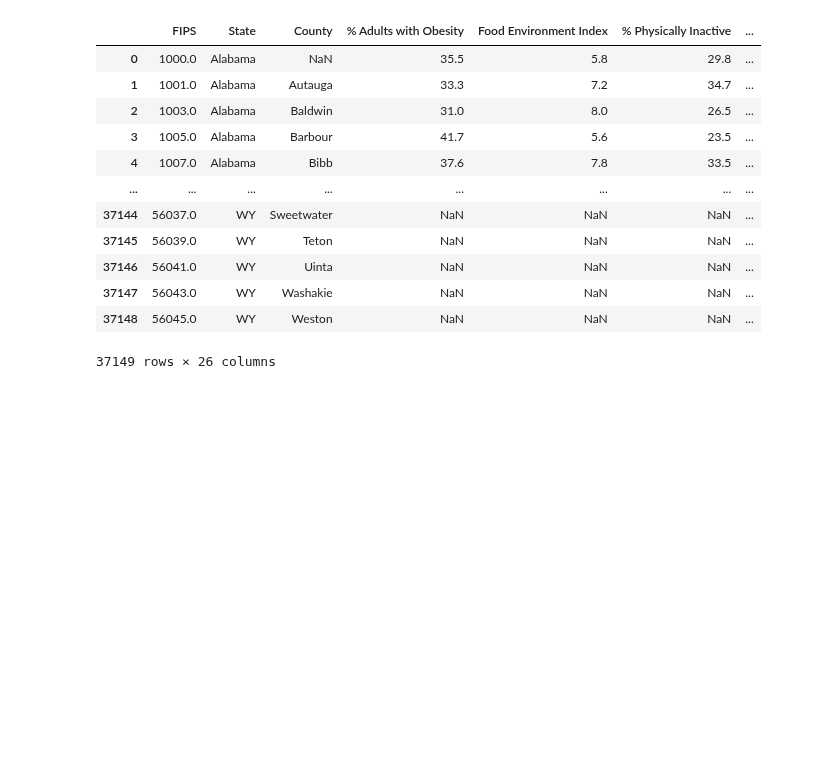
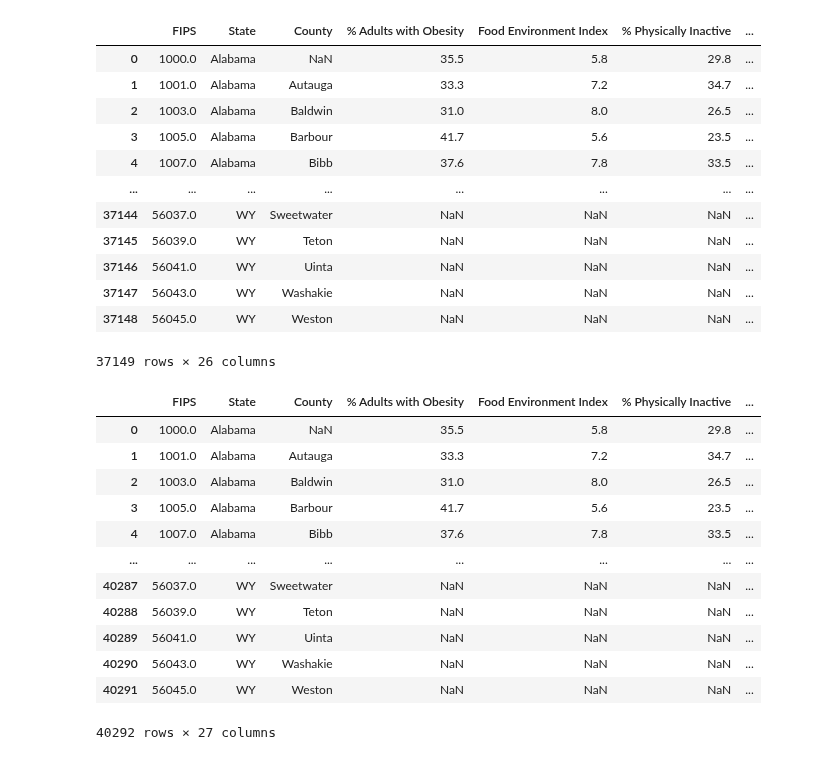
Before and after one commit to Chahnaz-Kbaisi/diet-habits-disease-us, a Jupyter notebook: ETL/Web_Scrape_ETL.ipynb, the cells around one changed output. Drawn from its saved outputs; the diff is of its cells as text; code cells hidden in the pictures; blank space fills up the shorter version.

Commit message:
Logic to Merge the Direct farm sales % change 2007-12 data

```diff
--- a/ETL/Web_Scrape_ETL.ipynb
+++ b/ETL/Web_Scrape_ETL.ipynb
@@ -1236,3 +1236,21 @@ new_combined_df_with_2007
 | 37147 | 56043.0 | WY | Washakie | NaN | NaN | NaN | ... |
 | 37148 | 56045.0 | WY | Weston | NaN | NaN | NaN | ... |
 37149 rows × 26 columns
+# %%
+# Merge the Direct farm sales % change 2007-12 data
+final_df = pd.concat([new_combined_df_with_2007, PCH_PC_DIRSALES_07_12_df],ignore_index=True)
+final_df
+# %% [output]
+|  | FIPS | State | County | % Adults with Obesity | Food Environment Index | % Physically Inactive | ... |
+| 0 | 1000.0 | Alabama | NaN | 35.5 | 5.8 | 29.8 | ... |
+| 1 | 1001.0 | Alabama | Autauga | 33.3 | 7.2 | 34.7 | ... |
+| 2 | 1003.0 | Alabama | Baldwin | 31.0 | 8.0 | 26.5 | ... |
+| 3 | 1005.0 | Alabama | Barbour | 41.7 | 5.6 | 23.5 | ... |
+| 4 | 1007.0 | Alabama | Bibb | 37.6 | 7.8 | 33.5 | ... |
+| ... | ... | ... | ... | ... | ... | ... | ... |
+| 40287 | 56037.0 | WY | Sweetwater | NaN | NaN | NaN | ... |
+| 40288 | 56039.0 | WY | Teton | NaN | NaN | NaN | ... |
+| 40289 | 56041.0 | WY | Uinta | NaN | NaN | NaN | ... |
+| 40290 | 56043.0 | WY | Washakie | NaN | NaN | NaN | ... |
+| 40291 | 56045.0 | WY | Weston | NaN | NaN | NaN | ... |
+40292 rows × 27 columns
```
